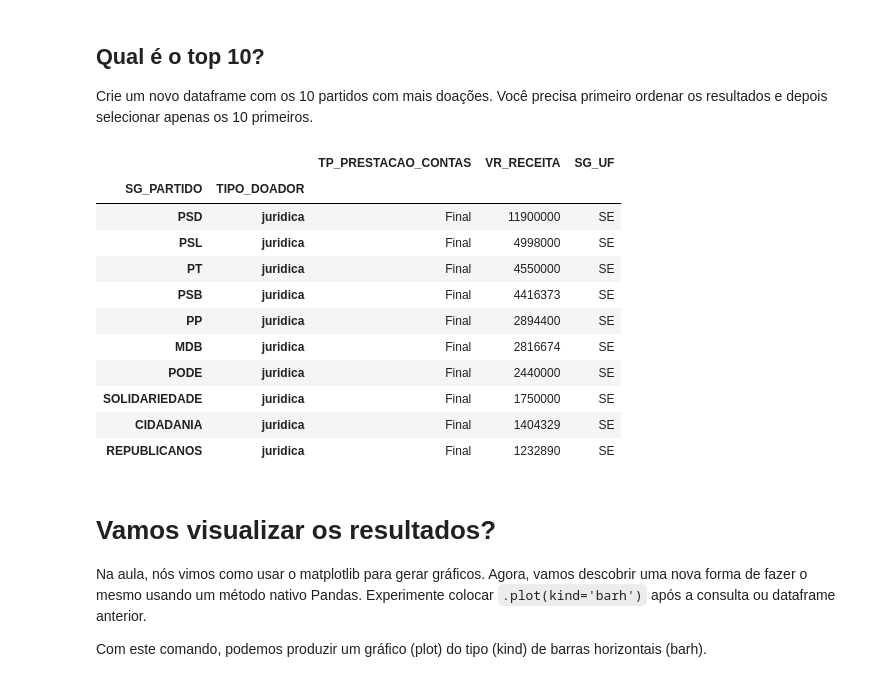
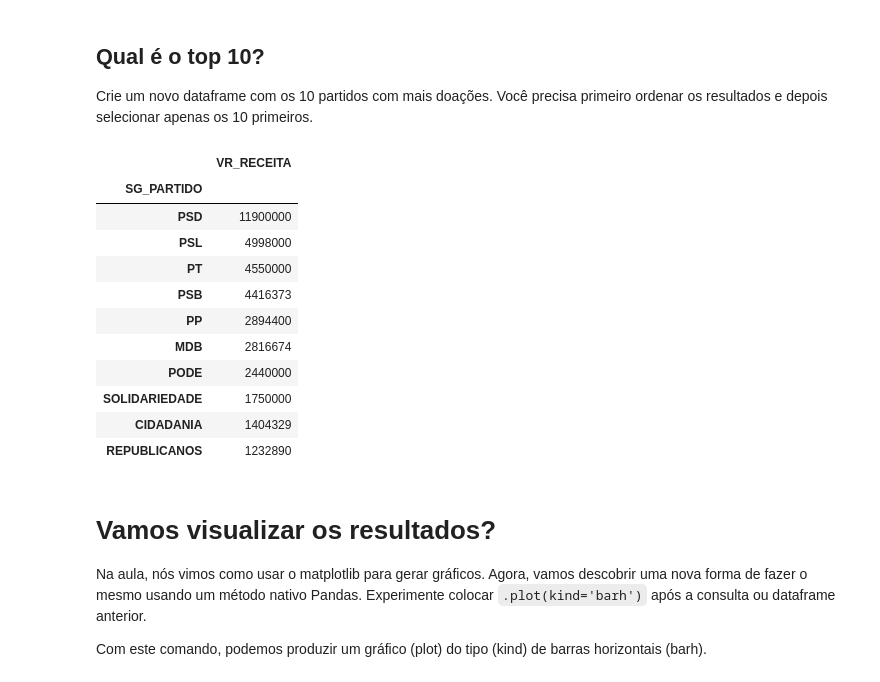
Before and after one commit to rg0wv0/python-inovacao-civica, a Jupyter notebook: semana_2/desafio/desafio.ipynb, the cells around one changed output. Saved outputs shown, nothing was run; the diff lists cells and outputs as text; code cells hidden in the pictures.

```diff
--- a/semana_2/desafio/desafio.ipynb
+++ b/semana_2/desafio/desafio.ipynb
@@ -232,20 +231,20 @@ microdados.groupby(['SG_PARTIDO']).max().sort_values(by='VR_RECEITA', ascending=
 
 Crie um novo dataframe com os 10 partidos com mais doações. Você precisa primeiro ordenar os resultados e depois selecionar apenas os 10 primeiros.
 # %%
-microdados.groupby(['SG_PARTIDO', 'TIPO_DOADOR']).max().sort_values(by='VR_RECEITA', ascending=False).head(10)
+microdados[['SG_PARTIDO', 'VR_RECEITA']].groupby(['SG_PARTIDO']).max().sort_values(by='VR_RECEITA', ascending=False).head(10)
 # %% [output]
-|  |  | TP_PRESTACAO_CONTAS | VR_RECEITA | SG_UF |
-| SG_PARTIDO | TIPO_DOADOR |  |  |  |
-| PSD | juridica | Final | 11900000 | SE |
-| PSL | juridica | Final | 4998000 | SE |
-| PT | juridica | Final | 4550000 | SE |
-| PSB | juridica | Final | 4416373 | SE |
-| PP | juridica | Final | 2894400 | SE |
-| MDB | juridica | Final | 2816674 | SE |
-| PODE | juridica | Final | 2440000 | SE |
-| SOLIDARIEDADE | juridica | Final | 1750000 | SE |
-| CIDADANIA | juridica | Final | 1404329 | SE |
-| REPUBLICANOS | juridica | Final | 1232890 | SE |
+|  | VR_RECEITA |
+| SG_PARTIDO |  |
+| PSD | 11900000 |
+| PSL | 4998000 |
+| PT | 4550000 |
+| PSB | 4416373 |
+| PP | 2894400 |
+| MDB | 2816674 |
+| PODE | 2440000 |
+| SOLIDARIEDADE | 1750000 |
+| CIDADANIA | 1404329 |
+| REPUBLICANOS | 1232890 |
 # %% [markdown]
 # Vamos visualizar os resultados?
 Na aula, nós vimos como usar o matplotlib para gerar gráficos. Agora, vamos descobrir uma nova forma de fazer o mesmo usando um método nativo Pandas. Experimente colocar `.plot(kind='barh')` após a consulta ou dataframe anterior.
```
Also changed, not shown: parts of 3 cells of this notebook.
